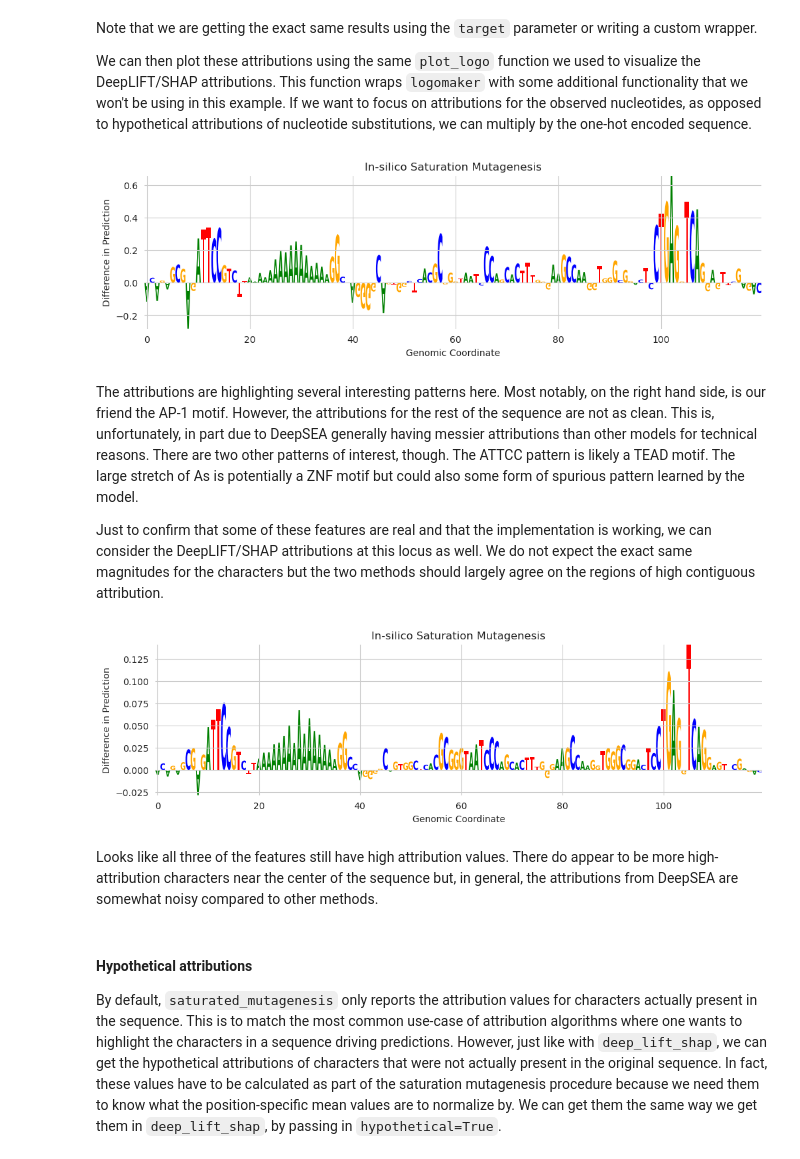
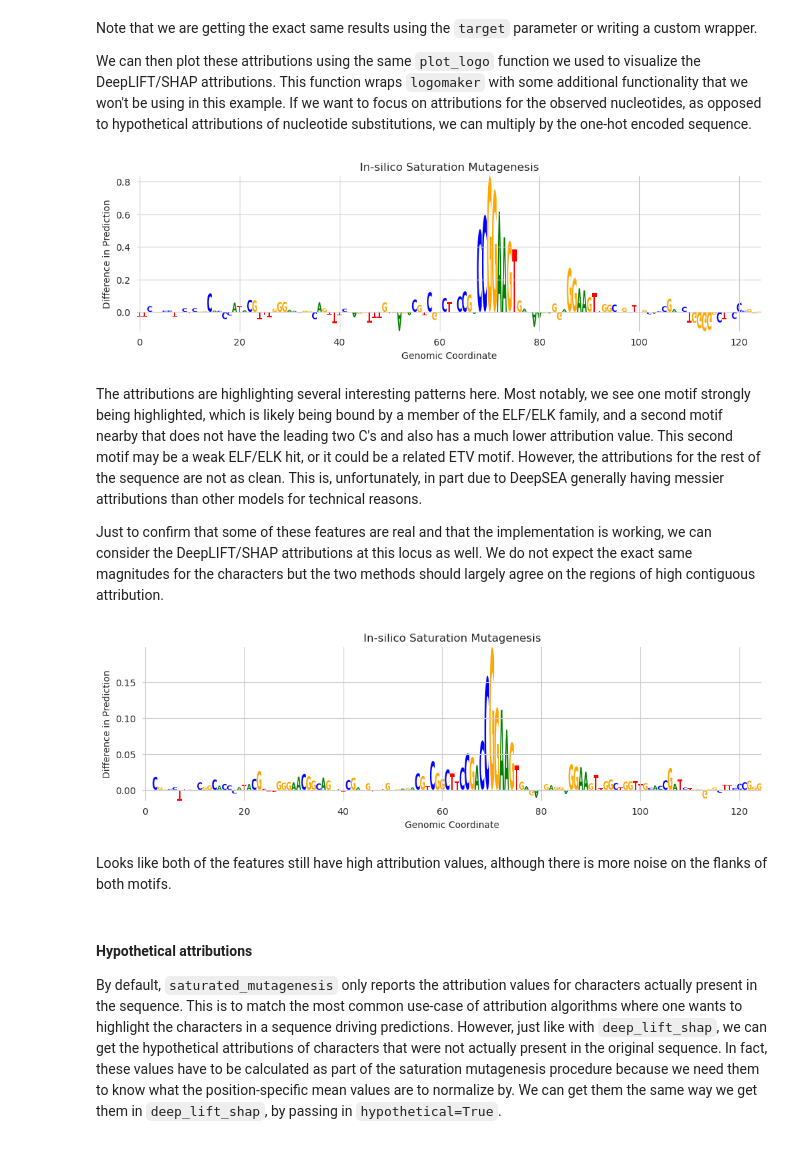
Before and after one commit to jmschrei/tangermeme, a Jupyter notebook: docs/tutorials/Tutorial_B4_In_silico_Saturation_Mutagenesis.ipynb, the cells around one changed output. Saved outputs shown, nothing was run; the diff lists cells and outputs as text; code cells hidden in the pictures.

```diff
--- a/docs/tutorials/Tutorial_B4_In_silico_Saturation_Mutagenesis.ipynb
+++ b/docs/tutorials/Tutorial_B4_In_silico_Saturation_Mutagenesis.ipynb
@@ -27,8 +27,8 @@ from tangermeme.utils import one_hot_encode
 from tangermeme.utils import random_one_hot
 from tangermeme.ersatz import substitute
 
-seq = pyfaidx.Fasta("hg38.fa")['chr1'][31202000:31202000+2000].seq.upper()
-X = one_hot_encode(seq).unsqueeze(0)
+seq = pyfaidx.Fasta("hg38.fa")['chr1'][28328000:28328000+2000].seq.upper()
+X = one_hot_encode(seq).unsqueeze(0).type(torch.float32)
 X.shape
 # %% [output]
 torch.Size([1, 4, 2000])
@@ -80,35 +80,35 @@ from tangermeme.plot import plot_logo
 
 plt.figure(figsize=(12, 3))
 ax = plt.subplot(111)
-plot_logo(X_attr[0, :, 955:1075], ax=ax)
+plot_logo(X_attr[0, :, 950:1075], ax=ax)
 
 plt.xlabel("Genomic Coordinate")
 plt.ylabel("Difference in Prediction")
 plt.title("In-silico Saturation Mutagenesis")
 plt.show()
 # %% [output]
-[figure, old version]
+[figure, new version]
 # %% [markdown]
-The attributions are highlighting several interesting patterns here. Most notably, on the right hand side, is our friend the AP-1 motif. However, the attributions for the rest of the sequence are not as clean. This is, unfortunately, in part due to DeepSEA generally having messier attributions than other models for technical reasons. There are two other patterns of interest, though. The ATTCC pattern is likely a TEAD motif. The large stretch of As is potentially a ZNF motif but could also some form of spurious pattern learned by the model.
+The attributions are highlighting several interesting patterns here. Most notably, we see one motif strongly being highlighted, which is likely being bound by a member of the ELF/ELK family, and a second motif nearby that does not have the leading two C's and also has a much lower attribution value. This second motif may be a weak ELF/ELK hit, or it could be a related ETV motif. However, the attributions for the rest of the sequence are not as clean. This is, unfortunately, in part due to DeepSEA generally having messier attributions than other models for technical reasons.
 
 Just to confirm that some of these features are real and that the implementation is working, we can consider the DeepLIFT/SHAP attributions at this locus as well. We do not expect the exact same magnitudes for the characters but the two methods should largely agree on the regions of high contiguous attribution.
 # %%
 from tangermeme.deep_lift_shap import deep_lift_shap
 
 X_attr3 = deep_lift_shap(model, X, device='cpu', target=57)
 
 plt.figure(figsize=(12, 3))
 ax = plt.subplot(111)
-plot_logo(X_attr3[0, :, 955:1075], ax=ax)
+plot_logo(X_attr3[0, :, 950:1075], ax=ax)
 
 plt.xlabel("Genomic Coordinate")
 plt.ylabel("Difference in Prediction")
 plt.title("In-silico Saturation Mutagenesis")
 plt.show()
 # %% [output]
-[figure, old version]
+[figure, new version]
 # %% [markdown]
-Looks like all three of the features still have high attribution values. There do appear to be more high-attribution characters near the center of the sequence but, in general, the attributions from DeepSEA are somewhat noisy compared to other methods.
+Looks like both of the features still have high attribution values, although there is more noise on the flanks of both motifs.
 # %% [markdown]
 #### Hypothetical attributions
 
```
Also changed, not shown: parts of 4 cells of this notebook, 12 other files.
